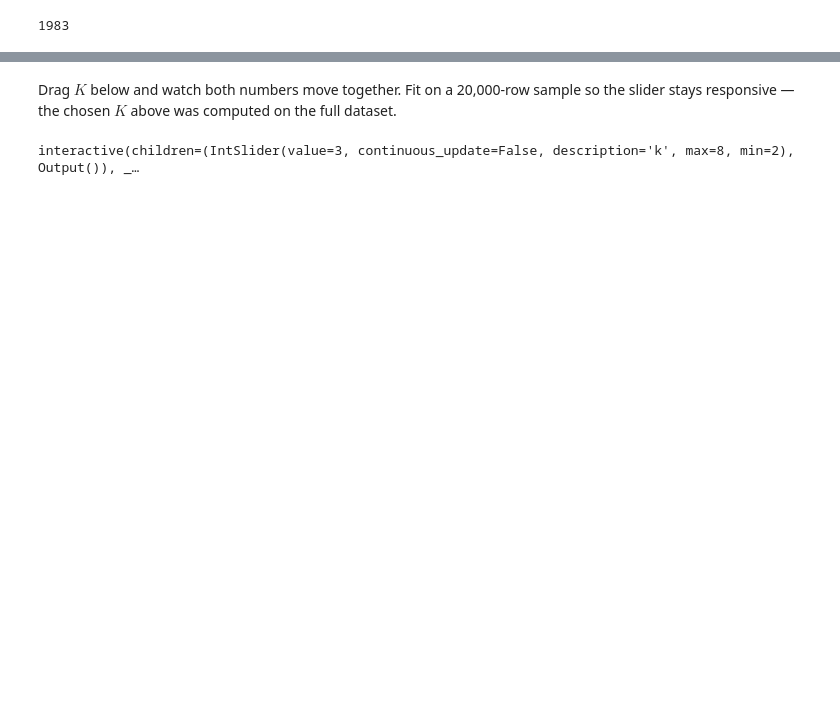
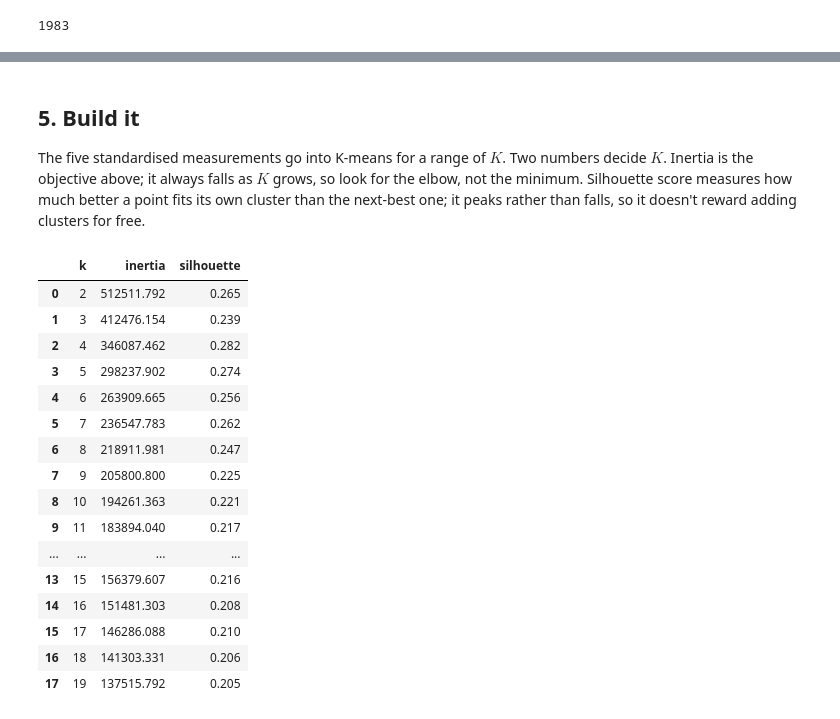
Before and after one commit to kishan19/ds-with-cricket-basic-ML, a Jupyter notebook: lessons/01-kmeans-clustering/lesson.ipynb, the cells around one changed output, grey strips where cells are left out. Drawn from its saved outputs; the diff is of its cells as text; code cells hidden in the pictures; blank space fills up the shorter version.

```diff
--- a/lessons/01-kmeans-clustering/lesson.ipynb
+++ b/lessons/01-kmeans-clustering/lesson.ipynb
@@ -193,25 +193,39 @@ best_k
 # %% [markdown]
-Drag $K$ below and watch both numbers move together. Fit on a
-20,000-row sample so the slider stays responsive — the chosen $K$ above was
-computed on the full dataset.
+## 5. Build it
+
+The five standardised measurements go into K-means for a range of $K$. Two
+numbers decide $K$. Inertia is the objective above; it always falls as $K$ grows,
+so look for the elbow, not the minimum. Silhouette score measures how much better
+a point fits its own cluster than the next-best one; it peaks rather than falls,
+so it doesn't reward adding clusters for free.
 # %%
-demo_idx = rng.choice(len(X), size=20_000, replace=False)
-X_demo = X[demo_idx]
-X_demo_2d = PCA(n_components=2, random_state=SEED).fit_transform(X_demo)
+X = StandardScaler().fit_transform(df[FEATURES])
 
-def explore(k=best_k):
-    labels = KMeans(n_clusters=k, random_state=SEED, n_init=5).fit_predict(X_demo)
-    _fig, ax = plt.subplots(figsize=(7, 5.5))
-    for c in range(k):
-        m = labels == c
-        ax.scatter(
-            X_demo_2d[m, 0], X_demo_2d[m, 1],
-            s=6, alpha=0.5, color=CATEGORICAL[c % len(CATEGORICAL)], label=f"cluster {c}",
-        )
-    ax.set_title(f"K = {k}, PCA-projected (20,000-delivery sample)")
-    ax.legend(markerscale=3, loc="upper right")
-    plt.show()
-
-_ = widgets.interact(explore, k=widgets.IntSlider(min=2, max=8, value=best_k, continuous_update=False))
+sil_sample = rng.choice(len(X), size=10_000, replace=False)
+curve = pd.DataFrame([
+    {
+        "k": k,
+        "inertia": (m := KMeans(n_clusters=k, random_state=SEED, n_init=10).fit(X)).inertia_,
+        "silhouette": silhouette_score(X[sil_sample], m.labels_[sil_sample]),
+    }
+    for k in range(2, 20)
+])
+curve
 # %% [output]
-interactive(children=(IntSlider(value=3, continuous_update=False, description='k', max=8, min=2), Output()), _…
+|  | k | inertia | silhouette |
+| 0 | 2 | 512511.792 | 0.265 |
+| 1 | 3 | 412476.154 | 0.239 |
+| 2 | 4 | 346087.462 | 0.282 |
+| 3 | 5 | 298237.902 | 0.274 |
+| 4 | 6 | 263909.665 | 0.256 |
+| 5 | 7 | 236547.783 | 0.262 |
+| 6 | 8 | 218911.981 | 0.247 |
+| 7 | 9 | 205800.800 | 0.225 |
+| 8 | 10 | 194261.363 | 0.221 |
+| 9 | 11 | 183894.040 | 0.217 |
+| ... | ... | ... | ... |
+| 13 | 15 | 156379.607 | 0.216 |
+| 14 | 16 | 151481.303 | 0.208 |
+| 15 | 17 | 146286.088 | 0.210 |
+| 16 | 18 | 141303.331 | 0.206 |
+| 17 | 19 | 137515.792 | 0.205 |
```
Also changed, not shown: parts of 36 cells of this notebook, 9 other files.
